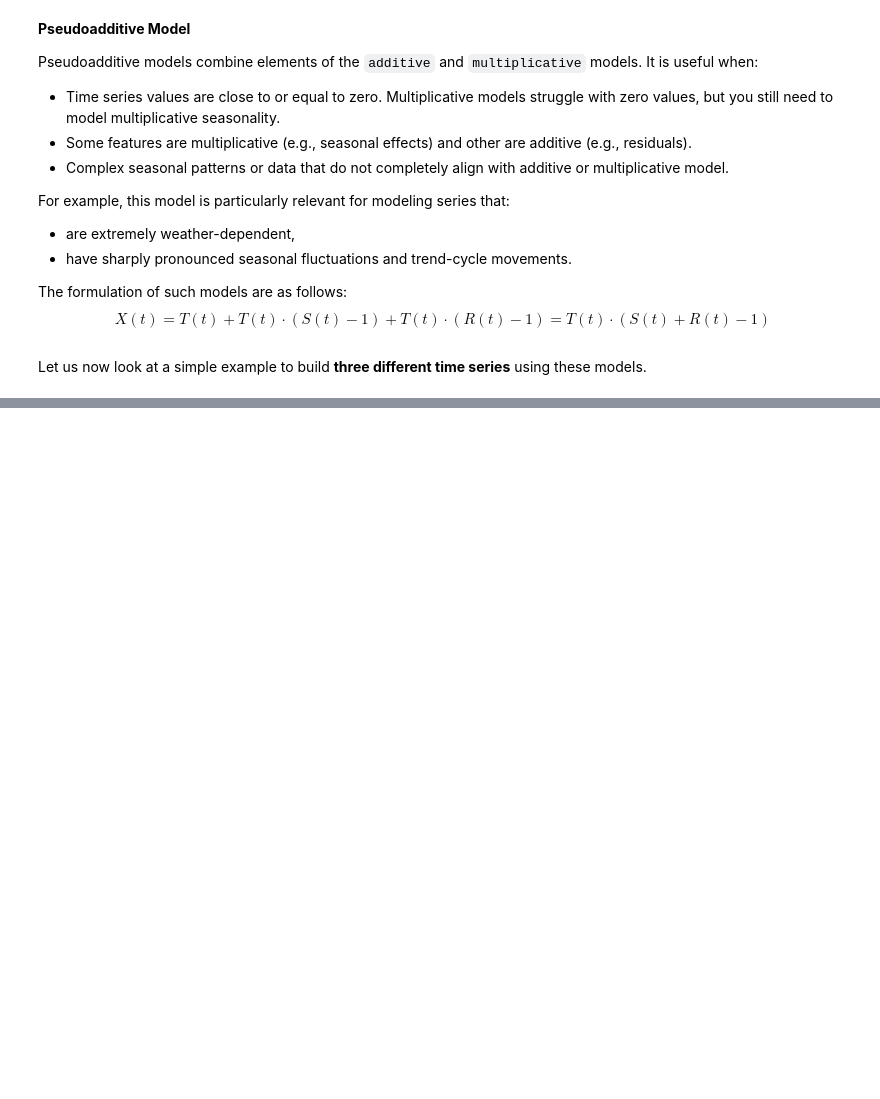
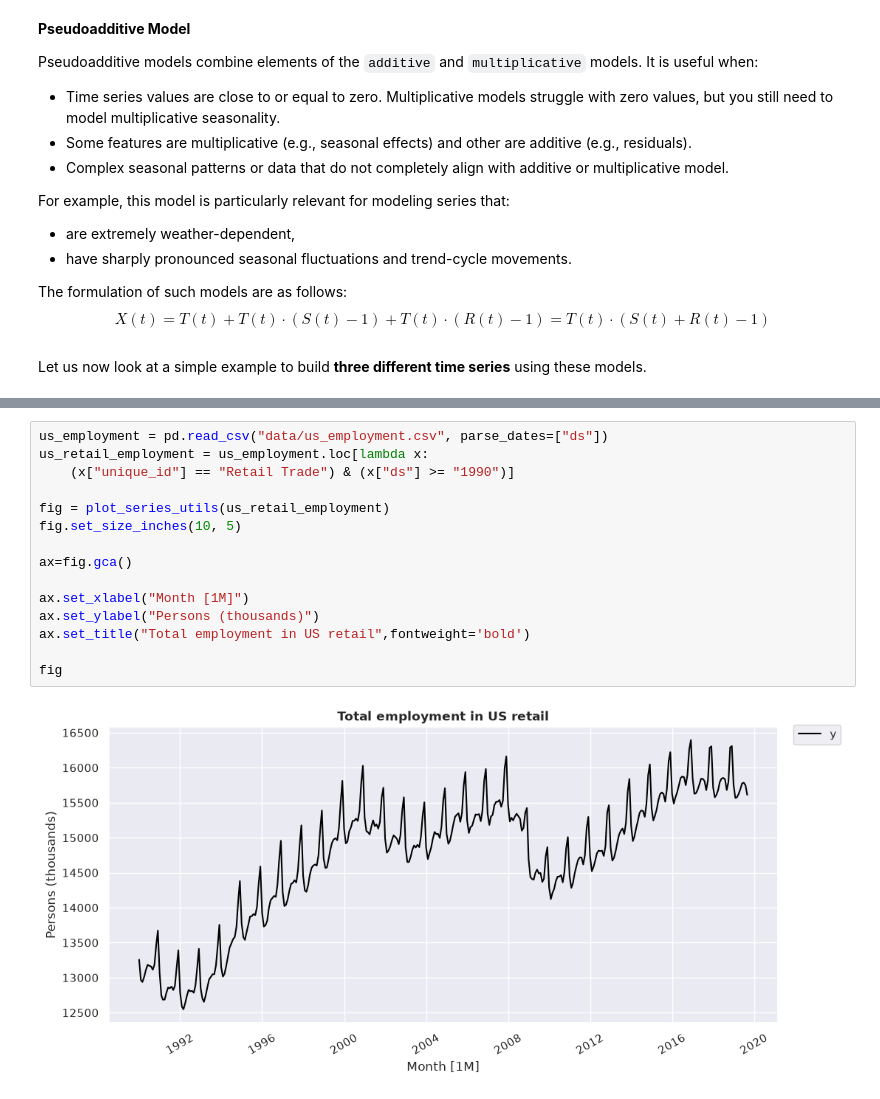
Before and after one commit to JayitaCh/Time-Series-Analysis, a Jupyter notebook: Ch4_1TimeSeriesDecomposition.ipynb, the cells around one changed output, grey strips where cells are left out. Drawn from its saved outputs; the diff is of its cells as text; blank space fills up the shorter version.

Commit message:
Added more info to notebook on time series decomposition

```diff
--- a/Ch4_1TimeSeriesDecomposition.ipynb
+++ b/Ch4_1TimeSeriesDecomposition.ipynb
@@ -186,0 +152,17 @@ plt.show()
+# %%
+us_employment = pd.read_csv("data/us_employment.csv", parse_dates=["ds"])
+us_retail_employment = us_employment.loc[lambda x:
+    (x["unique_id"] == "Retail Trade") & (x["ds"] >= "1990")]
+
+fig = plot_series_utils(us_retail_employment)
+fig.set_size_inches(10, 5)
+
+ax=fig.gca()
+
+ax.set_xlabel("Month [1M]")
+ax.set_ylabel("Persons (thousands)")
+ax.set_title("Total employment in US retail",fontweight='bold')
+
+fig
+# %% [output]
+[figure, added]
```
Also changed, not shown: parts of 10 cells of this notebook.
